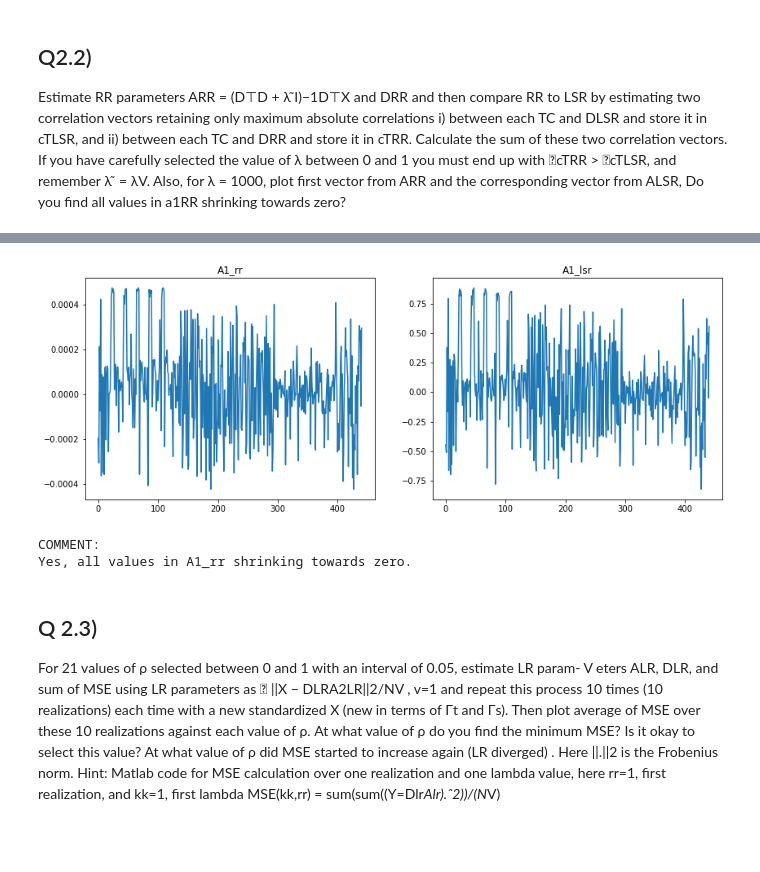
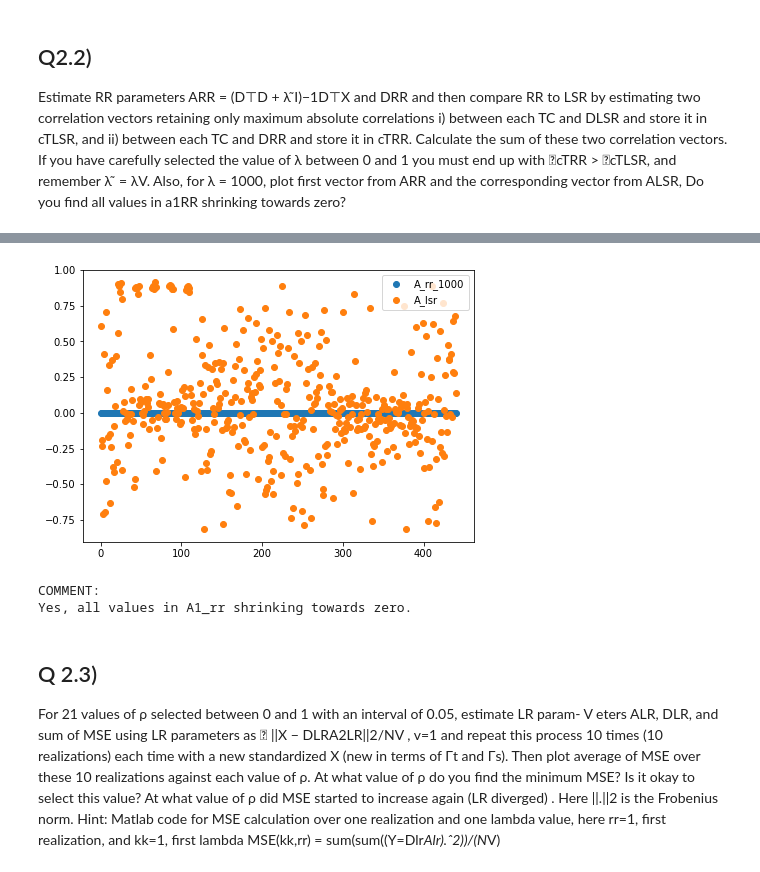
Before and after one commit to tzhern/MAST30034-Assignment-1, a Jupyter notebook: assignment1.ipynb, the cells around one changed output, grey strips where cells are left out. Drawn from its saved outputs; the diff is of its cells as text; code cells hidden in the pictures; blank space fills up the shorter version.

Commit message:
Merge plots

```diff
--- a/assignment1.ipynb
+++ b/assignment1.ipynb
@@ -310,16 +332,16 @@ Is c_trr_sum > c_tlsr_sum?   YES
 # %%
 A_rr_1000, _ = estimate_rr_params(D, X, lmbda=1000)
-fig, axs = plt.subplots(1, 2, figsize=(14,5))
-axs[0].plot(A_rr_1000[0, :])
-axs[0].set_title('A1_rr')
-axs[1].plot(A_lsr[0, :])
-axs[1].set_title('A1_lsr')
+plt.figure(figsize=(7,5))
+plt.scatter(y=A_rr_1000[0, :], x=list(range(len(A_rr_1000[0, :]))), label='A_rr_1000')
+plt.scatter(y=A_lsr[0, :], x=list(range(len(A_lsr[0, :]))), label='A_lsr')
+plt.legend()
+plt.savefig('plots/q2.2b.png')
 plt.show()
 
 print('COMMENT:')
 print('Yes, all values in A1_rr shrinking towards zero.')
 # %% [output]
-[figure, old version]
+[figure, new version]
 COMMENT:
 Yes, all values in A1_rr shrinking towards zero.
 # %% [markdown]
```
Also changed, not shown: parts of 23 cells of this notebook.
